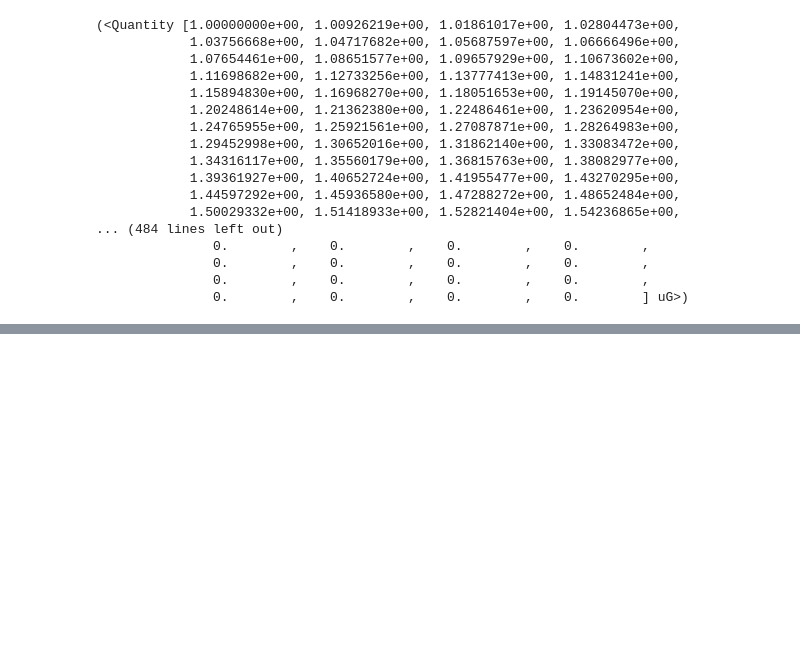
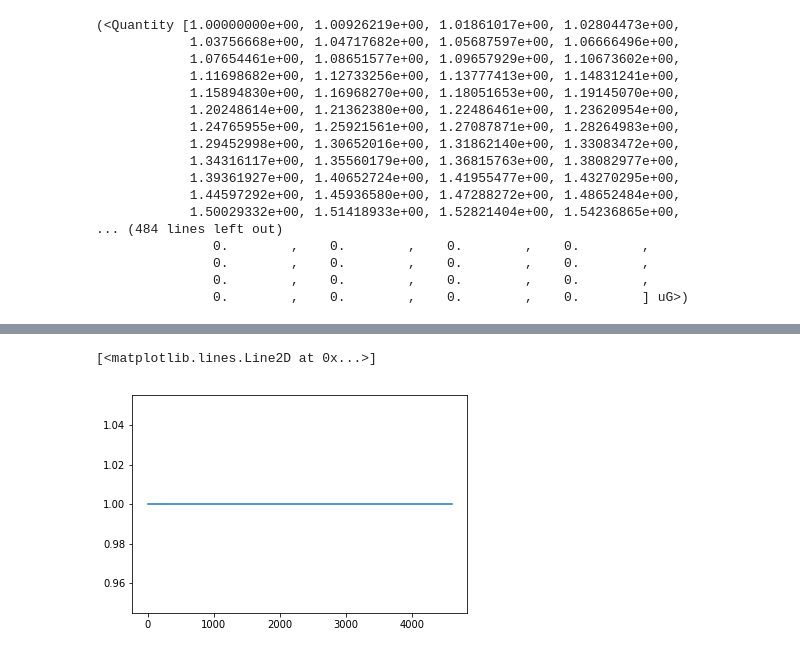
Before and after one commit to renlliang3/ClusterModel, a Jupyter notebook: notebook/model_dev_parameters.ipynb, the cells around one changed output, grey strips where cells are left out. Drawn from its saved outputs; the diff is of its cells as text; code cells hidden in the pictures; blank space fills up the shorter version.

Commit message:
add function to get isoT density profile

```diff
--- a/notebook/model_dev_parameters.ipynb
+++ b/notebook/model_dev_parameters.ipynb
@@ -169,3 +169,5 @@ clust.get_magfield_profile()
                0.        ,    0.        ,    0.        ,    0.        ,
                0.        ,    0.        ,    0.        ,    0.        ,
                0.        ,    0.        ,    0.        ,    0.        ] uG>)
+# %%
+clust.pressure_gas_model = {'name':'GNFW', 'P_0':2.2e-2*u.keV/u.cm**3,'a':1.8,'b':3.1,'c':0.0,'c500':2.9}
@@ -171,0 +177,2 @@ clust.get_magfield_profile()
+# %%
+clust.set_density_gas_isoT_param(1*u.keV)
@@ -171,0 +190,7 @@ clust.get_magfield_profile()
+# %%
+r,t = clust.get_temperature_gas_profile()
+# %%
+plt.plot(r,t)
+# %% [output]
+[<matplotlib.lines.Line2D at 0x...>]
+[figure, added]
```
Also changed, not shown: parts of 2 cells of this notebook, 1 other file.
